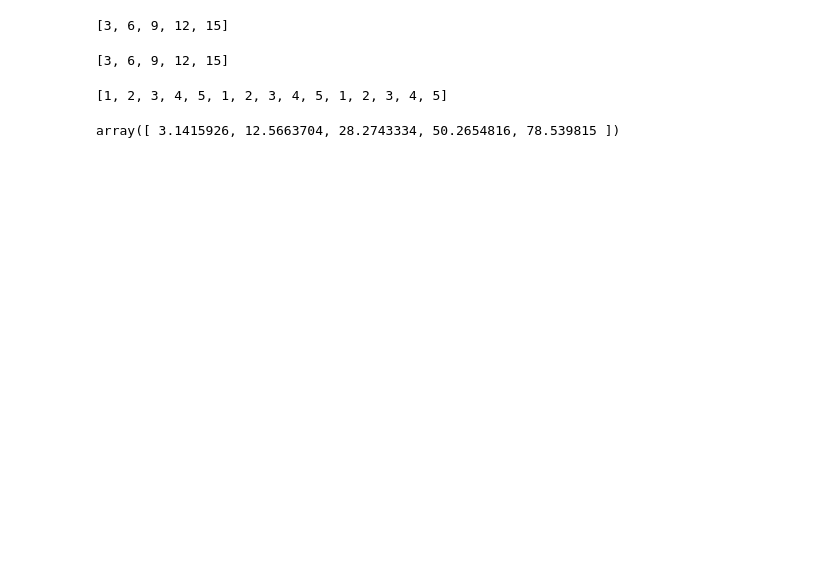
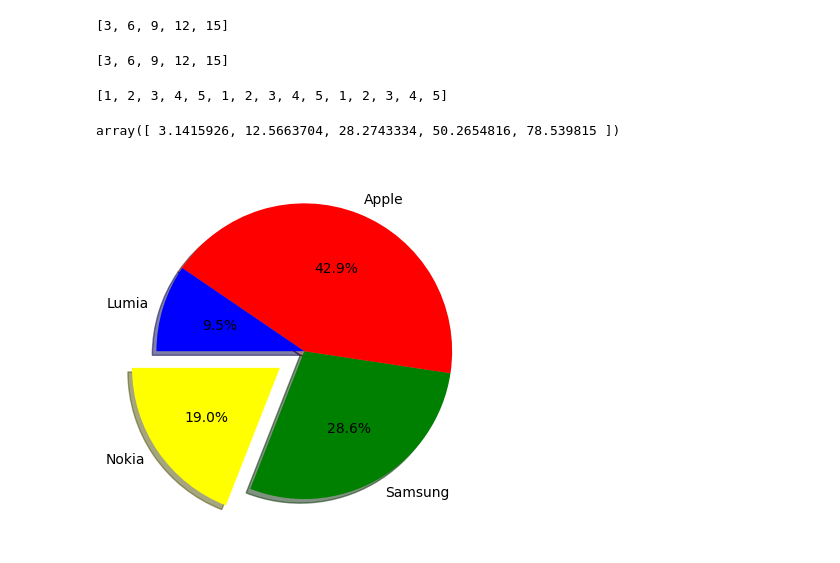
Before and after one commit to hellno3009/AI, a Jupyter notebook: lesson13/lesson13_3.ipynb, the cells around one changed output. Saved outputs shown, nothing was run; the diff lists cells and outputs as text; code cells hidden in the pictures; blank space fills up the shorter version.

```diff
--- a/lesson13/lesson13_3.ipynb
+++ b/lesson13/lesson13_3.ipynb
@@ -54,3 +54,17 @@ values_array * multiply
 values_array ** 2 *3.1415926
 # %% [output]
 array([ 3.1415926, 12.5663704, 28.2743334, 50.2654816, 78.539815 ])
+# %%
+import matplotlib.pyplot as plt
+
+labels = ['Nokia', 'Samsung', 'Apple', 'Lumia']
+values = [20, 30, 45, 10]
+colors =['yellow', 'green', 'red', 'blue']
+explode = [0.2, 0, 0, 0]
+
+fig, ax = plt.subplots()
+ax.pie(values, labels=labels, colors=colors, startangle=180, explode=explode, shadow=True, autopct='%.1f%%')
+
+plt.show()
+# %% [output]
+[figure, added]
```
Also changed, not shown: parts of 1 cell of this notebook, 10 other files.
